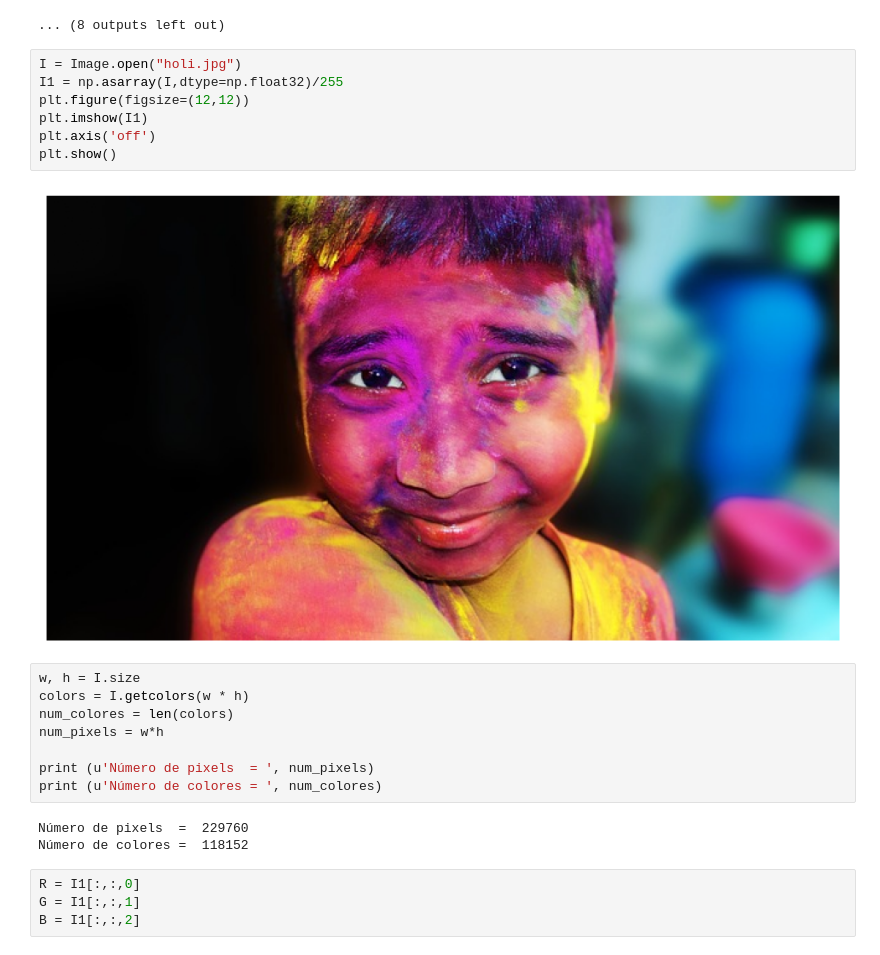
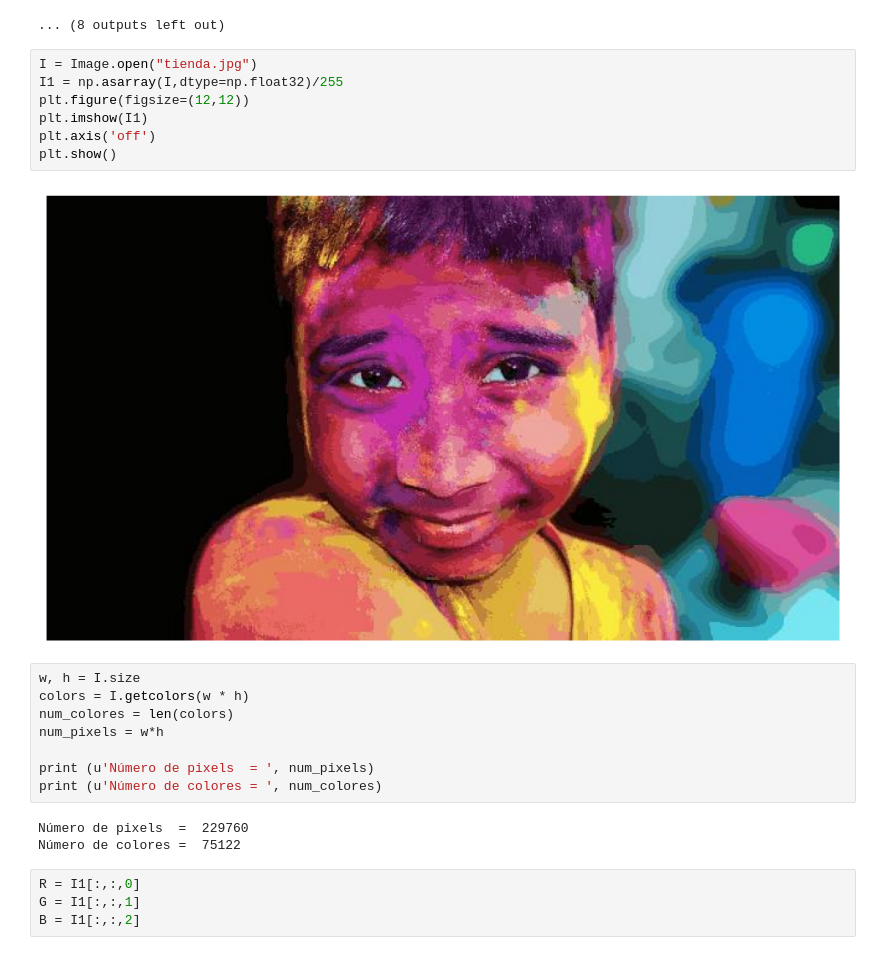
Before and after one commit to fvilcaqui/KMeans, a Jupyter notebook: Ejercicio2.ipynb, the cells around one changed output. Saved outputs shown, nothing was run; the diff lists cells and outputs as text.

```diff
--- a/Ejercicio2.ipynb
+++ b/Ejercicio2.ipynb
@@ -60,14 +60,14 @@ cluster 5
 [figure]
 ... (8 outputs left out)
 # %%
-I = Image.open("holi.jpg")
+I = Image.open("tienda.jpg")
 I1 = np.asarray(I,dtype=np.float32)/255
 plt.figure(figsize=(12,12))
 plt.imshow(I1)
 plt.axis('off')
 plt.show()
 # %% [output]
-[figure, old version]
+[figure, new version]
 # %%
 w, h = I.size
 colors = I.getcolors(w * h)
@@ -78,7 +78,7 @@ print (u'Número de pixels  = ', num_pixels)
 print (u'Número de colores = ', num_colores)
 # %% [output]
 Número de pixels  =  229760
-Número de colores =  118152
+Número de colores =  75122
 # %%
 R = I1[:,:,0]
 G = I1[:,:,1]
```
Also changed, not shown: parts of 1 cell of this notebook, 2 other files.
